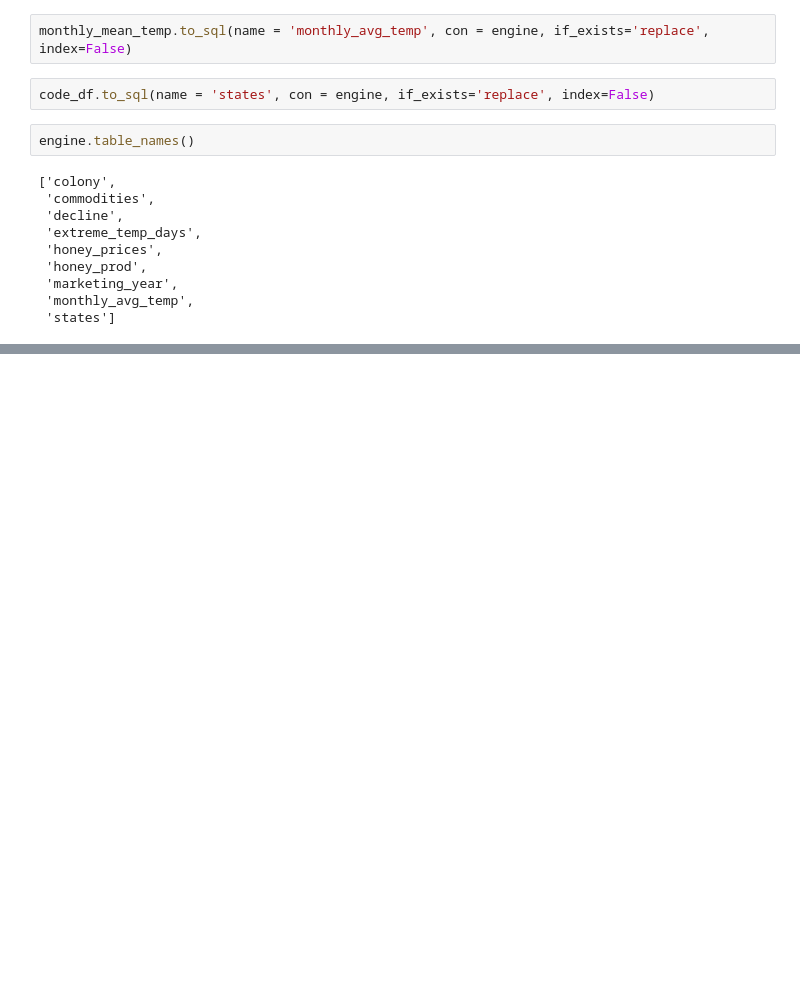
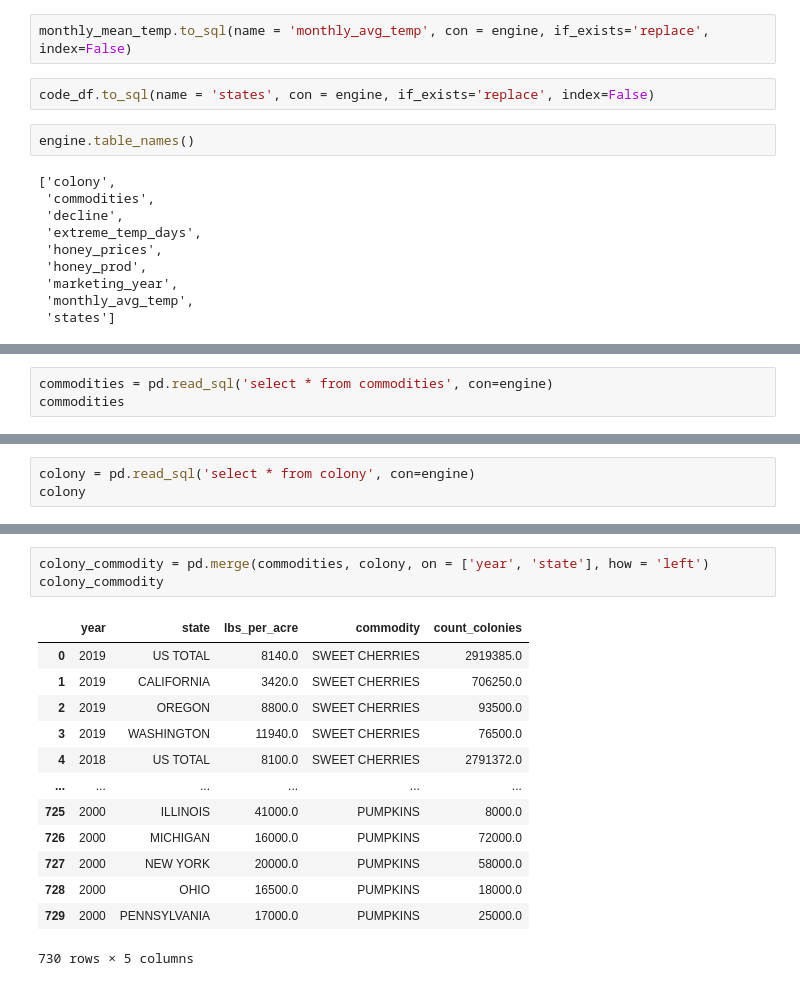
Before and after one commit to gamem001/bees_machine_learning, a Jupyter notebook: melissa/sqlite_building_v2.ipynb, the cells around one changed output, grey strips where cells are left out. Saved outputs shown, nothing was run; the diff lists cells and outputs as text; blank space fills up the shorter version.

```diff
--- a/melissa/sqlite_building_v2.ipynb
+++ b/melissa/sqlite_building_v2.ipynb
@@ -688,0 +689,3 @@ engine.table_names()
+# %%
+commodities = pd.read_sql('select * from commodities', con=engine)
+commodities
@@ -688,0 +706,3 @@ engine.table_names()
+# %%
+colony = pd.read_sql('select * from colony', con=engine)
+colony
@@ -688,0 +723,17 @@ engine.table_names()
+# %%
+colony_commodity = pd.merge(commodities, colony, on = ['year', 'state'], how = 'left')
+colony_commodity
+# %% [output]
+|  | year | state | lbs_per_acre | commodity | count_colonies |
+| 0 | 2019 | US TOTAL | 8140.0 | SWEET CHERRIES | 2919385.0 |
+| 1 | 2019 | CALIFORNIA | 3420.0 | SWEET CHERRIES | 706250.0 |
+| 2 | 2019 | OREGON | 8800.0 | SWEET CHERRIES | 93500.0 |
+| 3 | 2019 | WASHINGTON | 11940.0 | SWEET CHERRIES | 76500.0 |
+| 4 | 2018 | US TOTAL | 8100.0 | SWEET CHERRIES | 2791372.0 |
+| ... | ... | ... | ... | ... | ... |
+| 725 | 2000 | ILLINOIS | 41000.0 | PUMPKINS | 8000.0 |
+| 726 | 2000 | MICHIGAN | 16000.0 | PUMPKINS | 72000.0 |
+| 727 | 2000 | NEW YORK | 20000.0 | PUMPKINS | 58000.0 |
+| 728 | 2000 | OHIO | 16500.0 | PUMPKINS | 18000.0 |
+| 729 | 2000 | PENNSYLVANIA | 17000.0 | PUMPKINS | 25000.0 |
+730 rows × 5 columns
```
Also changed, not shown: parts of 4 cells of this notebook, 3 other files.
